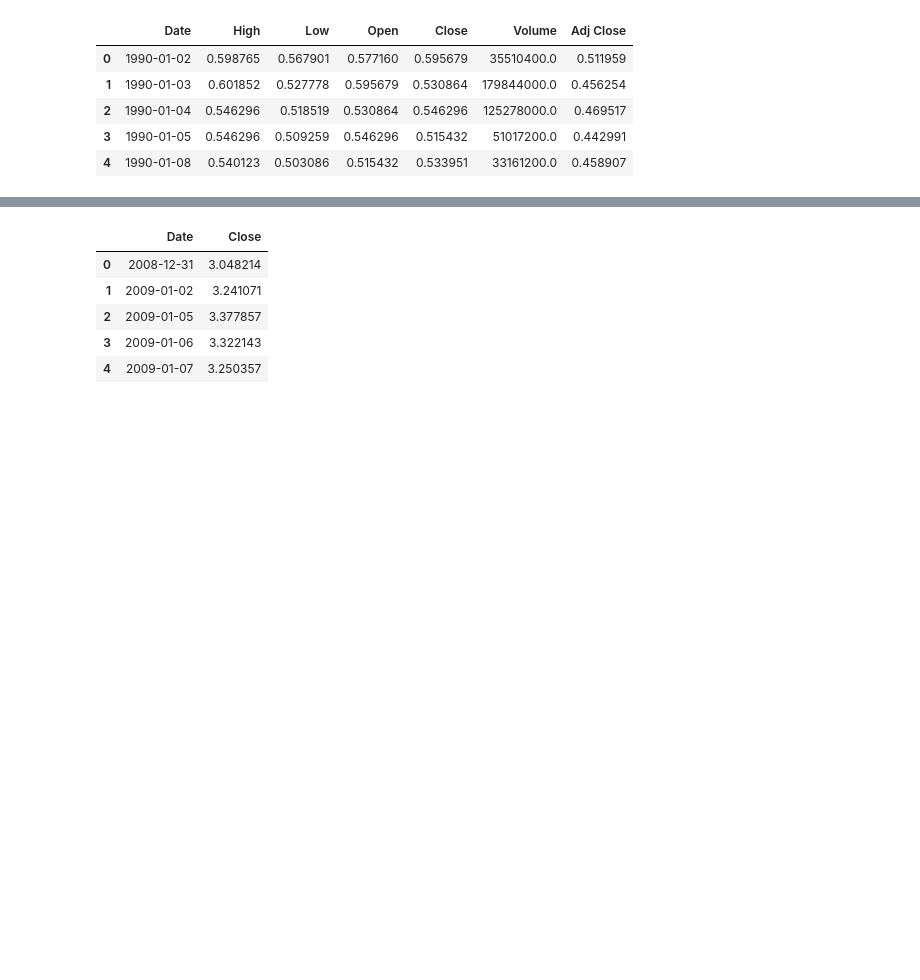
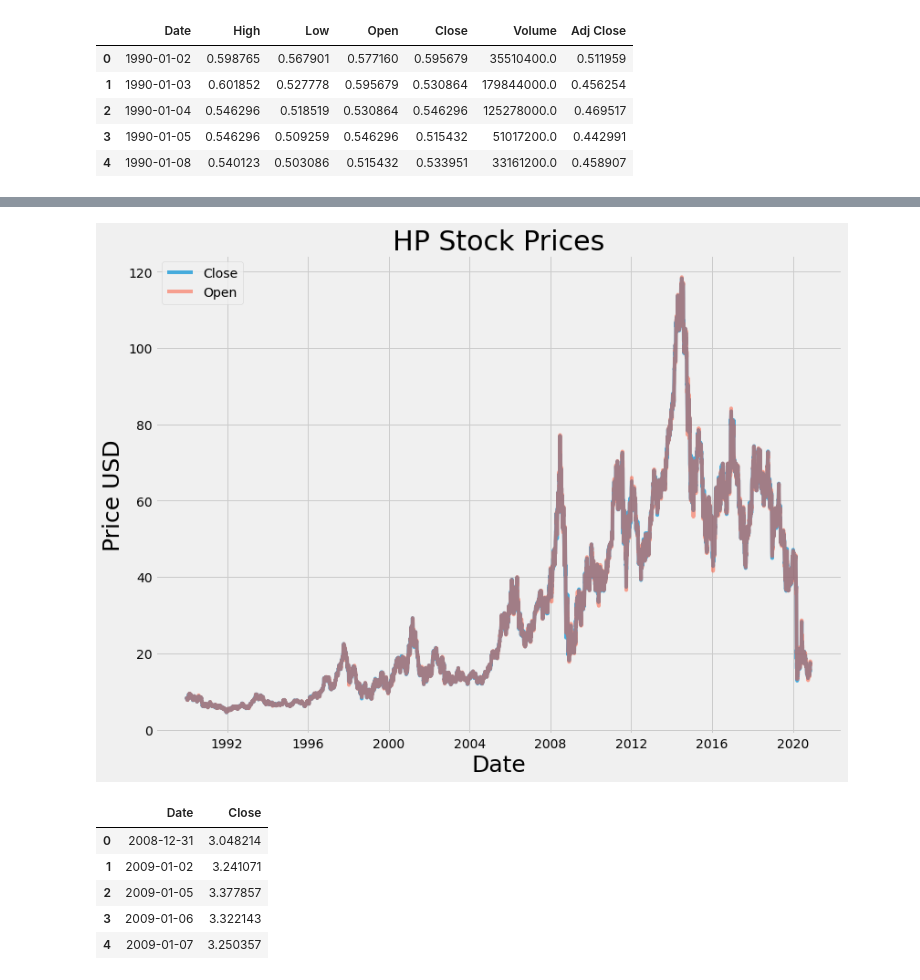
Before and after one commit to yuchild/erik_interviewqs, a Jupyter notebook: question_stocks_monte_carlo.ipynb, the cells around one changed output, grey strips where cells are left out. Cells and saved outputs as stored; diff of their text form; code cells hidden in the pictures; blank space fills up the shorter version.

```diff
--- a/question_stocks_monte_carlo.ipynb
+++ b/question_stocks_monte_carlo.ipynb
@@ -151,3 +409,28 @@ hp.shape
+# %%
+# customize title, labels and legends
+plt.figure(figsize = (12,9))
+plt.plot(hp.Date # x values
+         , hp.Close # y1 values
+         , label = 'Close'
+         , alpha = 0.7
+        )
+plt.plot(hp.Date # x values
+         , hp.Open # y2 values
+         , label = 'Open'
+         , alpha = 0.5
+        )
+plt.title('HP Stock Prices'
+          , fontsize = 30
+         )
+plt.xlabel('Date'
+           , fontsize = 25
+          )
+plt.ylabel('Price USD'
+           , fontsize = 25
+          )
+plt.legend(loc = 'upper left');
+# %% [output]
+[figure, added]
 # %%
 apple = apple[['Date', 'Close']]
 apple.head()
```
Also changed, not shown: parts of 38 cells of this notebook.
